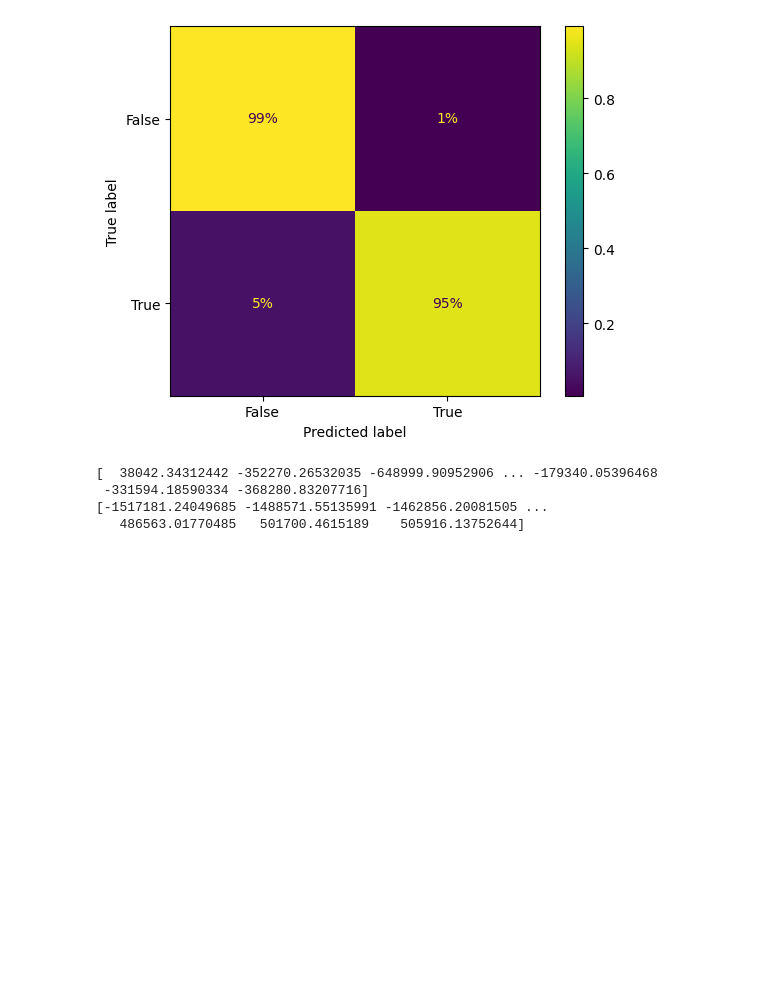
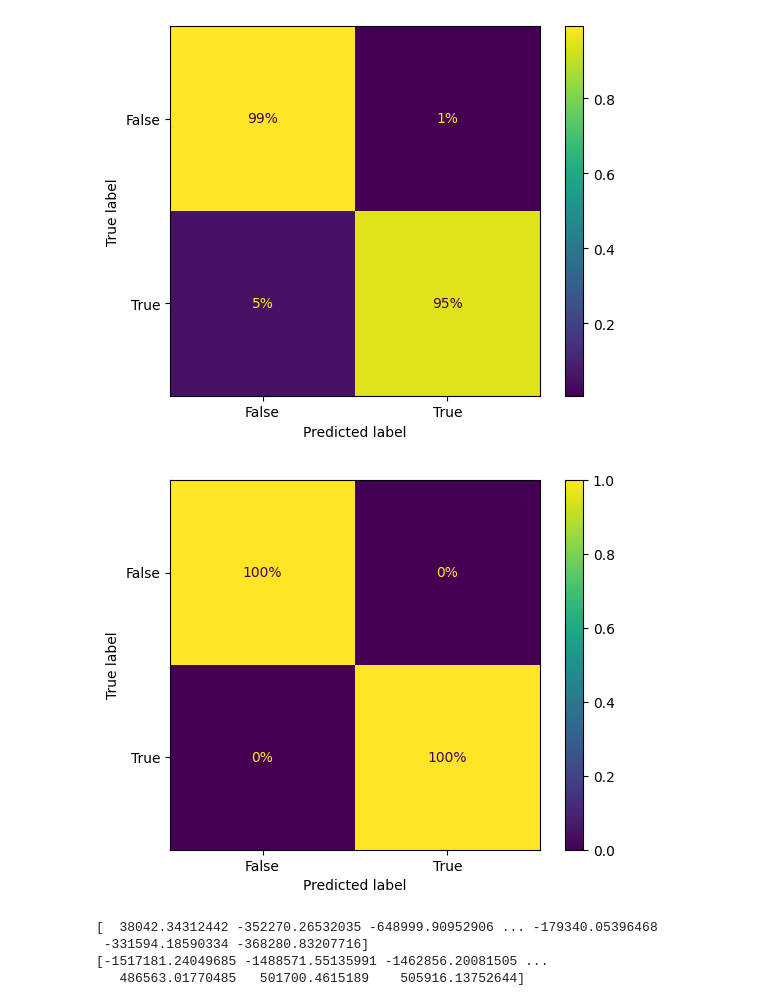
Before and after one commit to Edd17369/machine-learning, a Jupyter notebook: geron_Classification.ipynb, the cells around one changed output. Saved outputs shown, nothing was run; the diff lists cells and outputs as text; code cells hidden in the pictures; blank space fills up the shorter version.

Commit message:
added LogisticRegression

```diff
--- a/geron_Classification.ipynb
+++ b/geron_Classification.ipynb
@@ -44,12 +44,16 @@ y_train_5, y_test_5 = (y_train == '5'), (y_test == '5')
 ## Confusion Matrix
 # %%
 from sklearn.dummy import DummyClassifier
-from sklearn.linear_model import SGDClassifier
+from sklearn.linear_model import SGDClassifier, LogisticRegression
 
 sgd_clf = SGDClassifier(random_state=42)
 sgd_clf.fit(X_train, y_train_5)
 y_pred_5 = sgd_clf.predict(X_train)
 
+lr_clf = LogisticRegression(max_iter=10_000) # log loss y cross-entropy, no tienen soluciones cerradas. La solucion se calcula con GD
+lr_clf.fit(X_train, y_train_5)
+y_pred_lr = lr_clf.predict(X_train)
+
 dummy_clf = DummyClassifier() # la predicción es la clase con más miembros
 dummy_clf.fit(X_train, y_train_5)
 y_pred_5d = dummy_clf.predict(X_train)
@@ -86,6 +116,11 @@ ConfusionMatrixDisplay.from_predictions(y_train_5, y_pred_5, normalize="true", v
 plt.show()
 # %% [output]
 [figure]
+# %%
+ConfusionMatrixDisplay.from_predictions(y_train_5, y_pred_lr, normalize="true", values_format=".0%")
+plt.show()
+# %% [output]
+[figure, added]
 # %%
 from sklearn.metrics import precision_recall_curve
 
```
Also changed, not shown: parts of 1 cell of this notebook, 1 other file.
